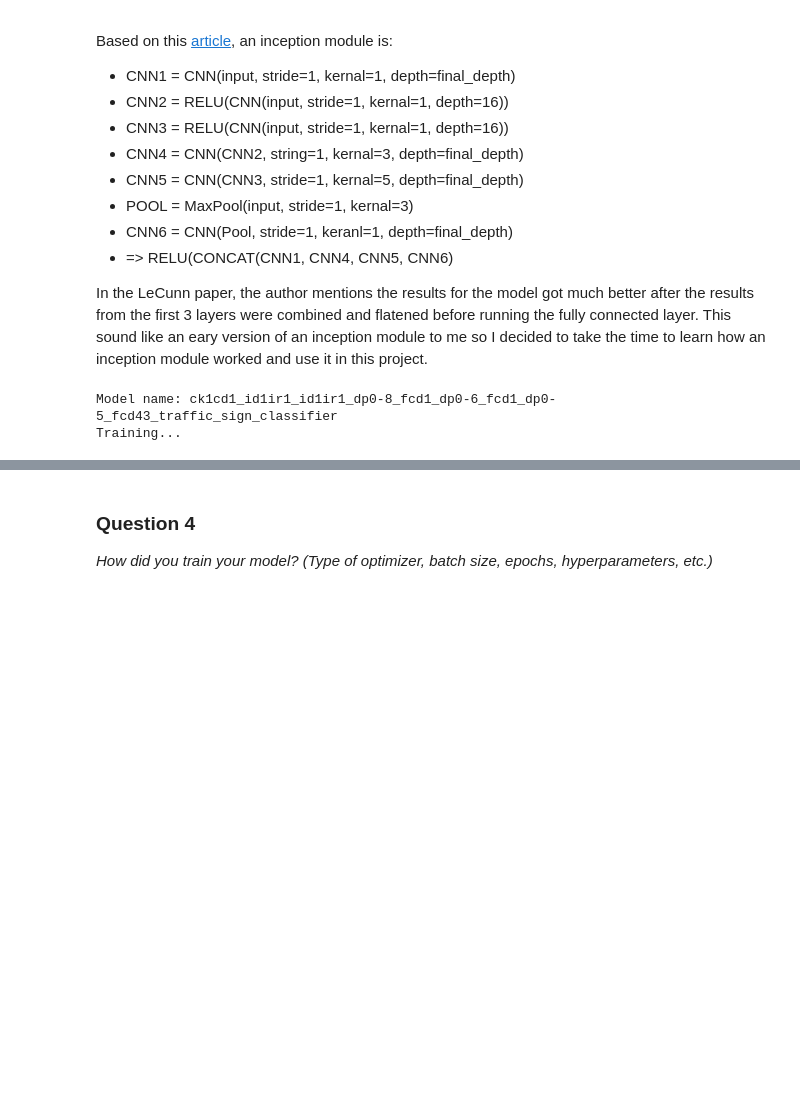
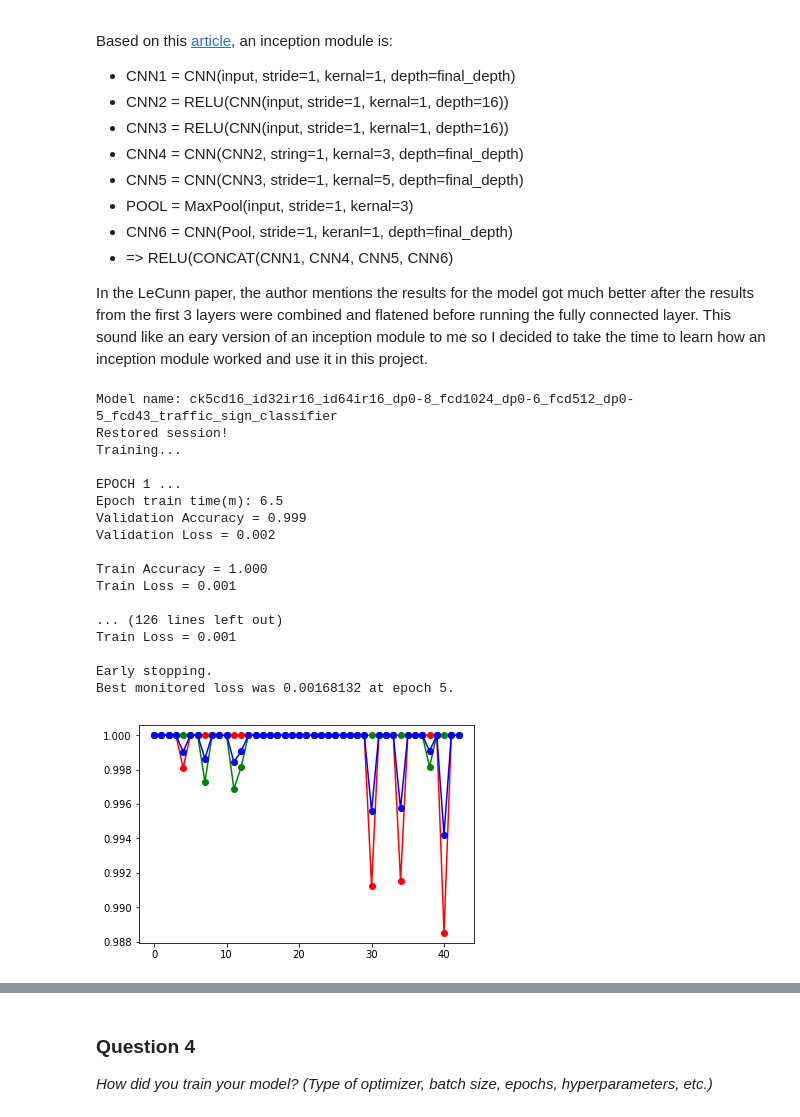
Before and after one commit to kyle-dorman/CarND-Traffic-Sign-Classifier-Project, a Jupyter notebook: iterations/Traffic_Sign_Classifier_3.ipynb, the cells around one changed output, grey strips where cells are left out. Saved outputs shown, nothing was run; the diff lists cells and outputs as text; code cells hidden in the pictures; blank space fills up the shorter version.

Commit message:
Finished running model through once on aws.

```diff
--- a/iterations/Traffic_Sign_Classifier_3.ipynb
+++ b/iterations/Traffic_Sign_Classifier_3.ipynb
@@ -22,8 +22,8 @@ from reusable import preprocessor
 import csv
 import numpy as np
 
-DISPLAY = False
-AWS = False
+DISPLAY = True
+AWS = True
 
 orig_data = load.load_project_data()
 greyscale_data = preprocessor.load_greyscale_train_data()
@@ -475,7 +507,7 @@ class Params():
         pass
 
 class EarlyStopping():
-    def __init__(self, saver, session, patience = 30):
+    def __init__(self, saver, session, patience = 10):
         self.patience = patience
         self.saver = saver
         self.session = session
@@ -501,10 +533,11 @@ class EarlyStopping():
 from sklearn.metrics import precision_recall_fscore_support
 from sklearn.utils import shuffle
 import time
+import datetime
 
 def train_model(params, X_train, y_train, X_valid, y_valid, X_test, y_test):
   model_shape = X_train[0].shape
-  num_keypoints = len(set(y_test))
+  num_keypoints = 43 #len(set(y_train))
   graph = tf.Graph()
   start = time.time()
 
@@ -544,7 +577,11 @@ def train_model(params, X_train, y_train, X_valid, y_valid, X_test, y_test):
       total_accuracy = 0
       total_loss = 0
       for batch_x, batch_y in batch.iterator():
-          [accuracy, loss] = session.run([accuracy_operation, loss_operation], feed_dict={tf_x_batch: batch_x, tf_y_batch: batch_y, is_training: False})
+          [accuracy, loss] = session.run([accuracy_operation, loss_operation], feed_dict={
+              tf_x_batch: batch_x,
+              tf_y_batch: batch_y,
+              is_training: False
+          })
           total_accuracy += (accuracy * len(batch_x))
           total_loss += (loss * len(batch_x))
       return (total_accuracy / len(X_data), total_loss / len(X_data))
@@ -553,7 +590,11 @@ def train_model(params, X_train, y_train, X_valid, y_valid, X_test, y_test):
       y_pred = []
       batch = Batch(batch_size, X_data, y_data)
       for batch_x, batch_y in batch.iterator():
-        batch_y_pred = session.run(tf.argmax(logits, 1), feed_dict={tf_x_batch: batch_x, tf_y_batch: batch_y, is_training: False})
+        batch_y_pred = session.run(tf.argmax(logits, 1), feed_dict={
+            tf_x_batch: batch_x,
+            tf_y_batch: batch_y,
+            is_training: False
+        })
         y_pred.append(batch_y_pred)
 
       y_pred = np.concatenate(y_pred)
@@ -572,6 +613,7 @@ def train_model(params, X_train, y_train, X_valid, y_valid, X_test, y_test):
       print()
       for epoch in range(params.params['base'].max_epochs):
           current_epoch = epoch
+          epoch_start = time.time()
           X_train, y_train = shuffle(X_train, y_train)
           batch = Batch(params.params['base'].batch_size, X_train, y_train)
           for batch_x, batch_y in batch.iterator():
@@ -584,6 +626,7 @@ def train_model(params, X_train, y_train, X_valid, y_valid, X_test, y_test):
           valid_accuracy, valid_loss = evaluate(X_valid, y_valid, params.params['base'].batch_size)
           train_accuracy, train_loss = evaluate(X_train, y_train, params.params['base'].batch_size)
           print("EPOCH {} ...".format(epoch+1))
+          print("Epoch train time(m): {:.1f}".format((time.time() - epoch_start)/60.0))
           print("Validation Accuracy = {:.3f}".format(valid_accuracy))
           print("Validation Loss = {:.3f}".format(valid_loss))
           print()
@@ -609,8 +652,8 @@ def train_model(params, X_train, y_train, X_valid, y_valid, X_test, y_test):
       print(" Test loss: %.8f, accuracy = %.2f%%)" % (test_loss, test_accuracy))
     else:
         print("Not running model on test data right now.")
-    print(" Total time: {}".format(start - time.time()))
-    print("  Timestamp: {}".format(time.time()))
+    print(" Total time(hr): {:.1f}".format((time.time() - start)/3600.0))
+    print(" Timestamp: {}".format(datetime.datetime.now()))
 
     saved_path = saver.save(session, params.saved_path)
     print("Model saved to", saved_path)
@@ -622,35 +665,51 @@ local_params = {
   'dropout1': DropoutParam('dropout1', 0.8),
   'fc1': FullyConnectedParam('fc1', 1),
   'dropout2': DropoutParam('dropout2', 0.6),
   'fc2': FullyConnectedParam('fc2', 1),
   'dropout3': DropoutParam('dropout3', 0.5),
   'out': FullyConnectedParam('out', 43),
   'base': BaseParam(max_epochs=1, learning_rate=0.01, batch_size=1,
                     should_train=True, run_tests=False, load_saved=False)
 }
 
 aws_params = {
   'conv1': ConvParam("conv1", 5, 16),
   'inception1': InceptionParam("inception1", 32, 16),
   'inception2': InceptionParam("inception2", 64, 16),
   'dropout1': DropoutParam('dropout1', 0.8),
-  'fc1': FullyConnectedParam('fc1', 64),
+  'fc1': FullyConnectedParam('fc1', 1024),
   'dropout2': DropoutParam('dropout2', 0.6),
-  'fc2': FullyConnectedParam('fc2', 128),
+  'fc2': FullyConnectedParam('fc2', 512),
   'dropout3': DropoutParam('dropout3', 0.5),
   'out': FullyConnectedParam('out', 43),
-  'base': BaseParam(max_epochs=2, learning_rate=0.001, batch_size=16,
-                    should_train=True, run_tests=False, load_saved=False)
+  'base': BaseParam(max_epochs=100, learning_rate=0.001, batch_size=64,
+                    should_train=True, run_tests=True, load_saved=True)
 }
 
 param_order = ['conv1', 'inception1', 'inception2', 'dropout1', 'fc1', 'dropout2', 'fc2', 'dropout3', 'out', 'base']
 
 if AWS:
   params = Params(aws_params, param_order)
   train_model(params, X_train, y_train, X_valid, y_valid, X_test, y_test)
 else:
   params = Params(local_params, param_order)
   train_model(params, X_train[0:100], y_train[0:100], X_valid[0:100], y_valid[0:100], X_test[0:100], y_test[0:100])
 # %% [output]
-Model name: ck1cd1_id1ir1_id1ir1_dp0-8_fcd1_dp0-6_fcd1_dp0-5_fcd43_traffic_sign_classifier
+Model name: ck5cd16_id32ir16_id64ir16_dp0-8_fcd1024_dp0-6_fcd512_dp0-5_fcd43_traffic_sign_classifier
+Restored session!
 Training...
+
+EPOCH 1 ...
+Epoch train time(m): 6.5
+Validation Accuracy = 0.999
+Validation Loss = 0.002
+
+Train Accuracy = 1.000
+Train Loss = 0.001
+
+... (126 lines left out)
+Train Loss = 0.001
+
+Early stopping.
+Best monitored loss was 0.00168132 at epoch 5.
+[figure, added]
```
Also changed, not shown: parts of 6 cells of this notebook, 6 other files.
